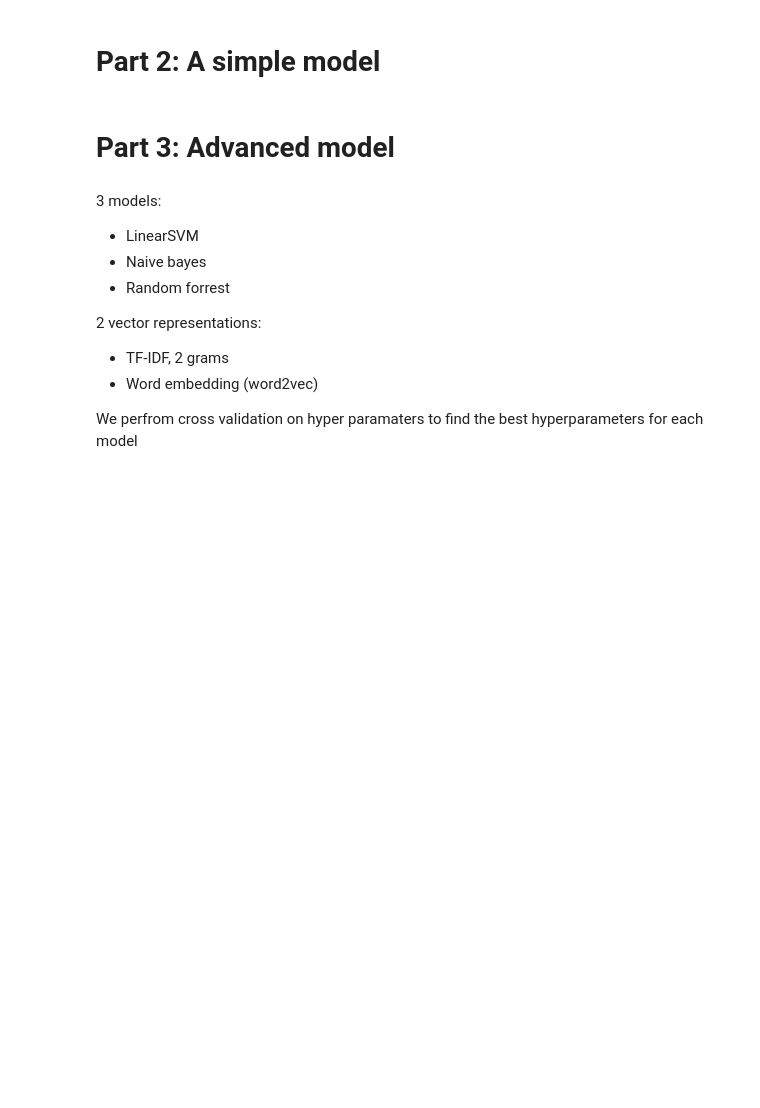
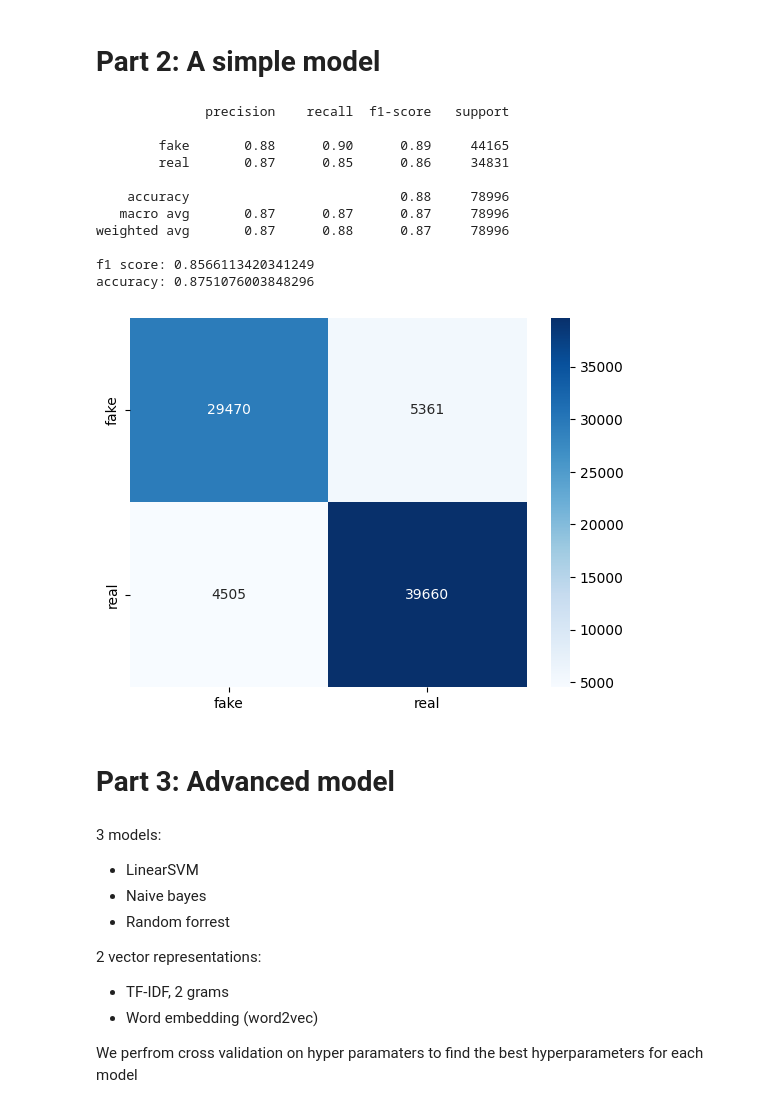
Before and after one commit to BogiSyderbo/FakeNewsProject, a Jupyter notebook: FakeNewsProject.ipynb, the cells around one changed output. Cells and saved outputs as stored; diff of their text form; code cells hidden in the pictures; blank space fills up the shorter version.

Commit message:
advanced tfidf done

```diff
--- a/FakeNewsProject.ipynb
+++ b/FakeNewsProject.ipynb
@@ -186,6 +186,3 @@ x_val, x_test, y_val, y_test = train_test_split(x_test, y_test, test_size= test_
 
 print("Training Set:")
 print(x_train.head())
-x_train = x_train.apply(lambda x: np.str_(x))
-x_val = x_val.apply(lambda x: np.str_(x))
-x_test = x_test.apply(lambda x: np.str_(x))
@@ -220,21 +224,45 @@ def evaluate_model(y_val, y_pred):
 # %% [markdown]
 # Part 2: A simple model
 # %%
+from sklearn.preprocessing import StandardScaler
+from sklearn.feature_extraction.text import TfidfVectorizer
 from sklearn.linear_model import LogisticRegression
-from sklearn.feature_extraction.text import TfidfVectorizer
-from sklearn.decomposition import TruncatedSVD
-from sklearn.preprocessing import StandardScaler
 from sklearn.pipeline import Pipeline
+import sklearn.metrics as metrics
 
-# scaling the data
-model = Pipeline([("tfidf", TfidfVectorizer(lowercase = False,max_features=10000, token_pattern=r'<[\w]+>|[\w]+')),
-                ("scaler", StandardScaler(with_mean=False)),
-                ("log_reg", LogisticRegression(max_iter=10000)) # increase max_iter to convergence
-                ])
-# sag på fulde dataset
-model.fit(x_train, y_train)
-y_pred = model.predict(x_val)
-evaluate_model(y_val, y_pred)
+pipeline = Pipeline([
+    ('vectorizer', TfidfVectorizer(lowercase = False,
+                                   max_features = 10000,
+                                   token_pattern=r'<[\w]+>|[\w]+')),
+    ('scaler', StandardScaler(with_mean=False))
+    ])
+
+
+X_train_TFIDF = pipeline.fit_transform(x_train, y_train)
+X_val_TFIDF = pipeline.transform(x_val)
+X_test_TFIDF = pipeline.transform(x_test)
+
+model = LogisticRegression(max_iter=10000)
+model.fit(X_train_TFIDF, y_train)
+
+y_pred = model.predict(X_val_TFIDF)
+accuracy = metrics.accuracy_score(y_val, y_pred)
+f1 = metrics.f1_score(y_val, y_pred)
+print("f1 score:", f1)
+print("accuracy:", accuracy)
+# %% [output]
+              precision    recall  f1-score   support
+
+        fake       0.88      0.90      0.89     44165
+        real       0.87      0.85      0.86     34831
+
+    accuracy                           0.88     78996
+   macro avg       0.87      0.87      0.87     78996
+weighted avg       0.87      0.88      0.87     78996
+
+f1 score: 0.8566113420341249
+accuracy: 0.8751076003848296
+[figure, added]
 # %% [markdown]
 # Part 3: Advanced model
 # %% [markdown]
```
Also changed, not shown: parts of 28 cells of this notebook.
